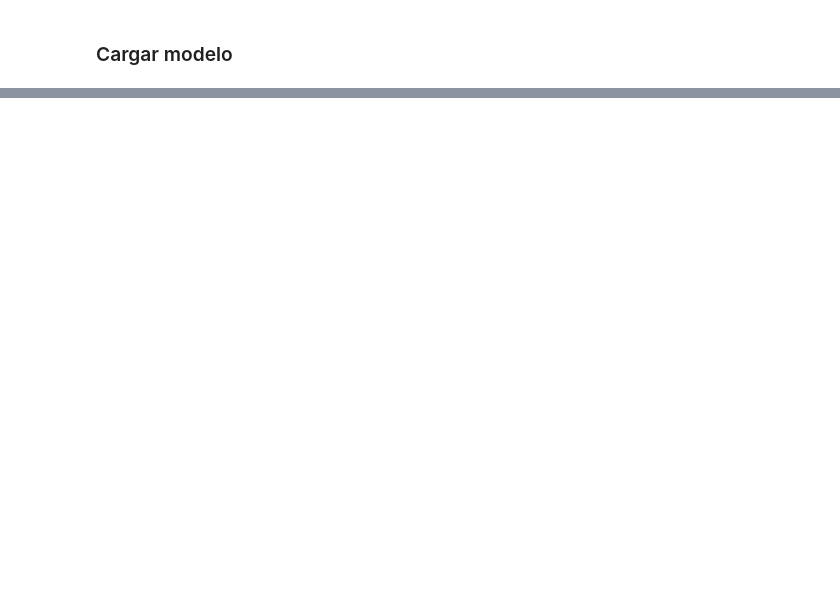
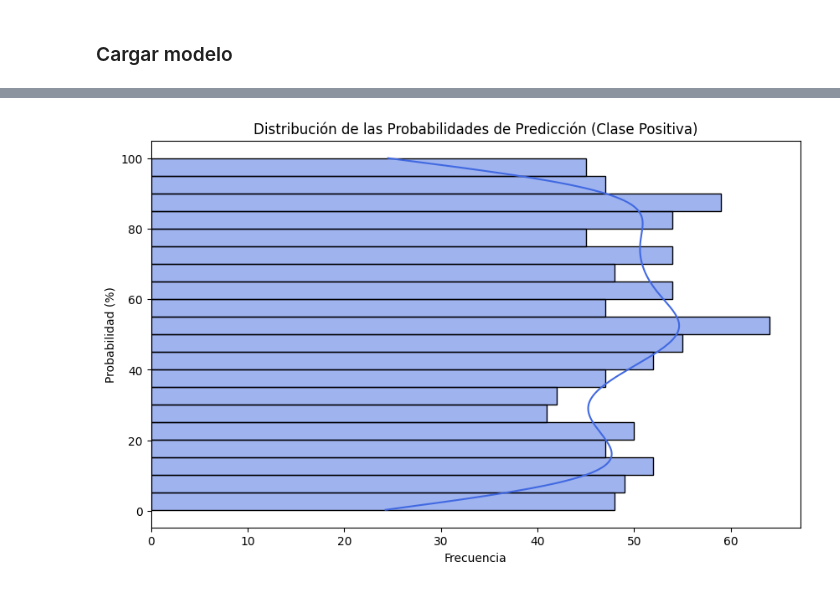
Before and after one commit to alejandromtnz/Purchase-Propensity-Model, a Jupyter notebook: main.ipynb, the cells around one changed output, grey strips where cells are left out. Drawn from its saved outputs; the diff is of its cells as text; code cells hidden in the pictures; blank space fills up the shorter version.

```diff
--- a/main.ipynb
+++ b/main.ipynb
@@ -545,0 +333,22 @@ plt.show()
+# %%
+import matplotlib.pyplot as plt
+import seaborn as sns
+import numpy as np
+
+# Datos de ejemplo (probabilidades de predicción en porcentaje)
+np.random.seed(42)
+pred_probs_percent = np.random.rand(1000, 2) * 100  # Simulación de probabilidades
+
+# Crear un histograma con los ejes invertidos
+plt.figure(figsize=(10, 6))
+sns.histplot(y=pred_probs_percent[:, 1], kde=True, color='royalblue', bins=20)
+
+# Configurar etiquetas y título
+plt.xlabel('Frecuencia')
+plt.ylabel('Probabilidad (%)')
+plt.title('Distribución de las Probabilidades de Predicción (Clase Positiva)')
+
+# Mostrar la gráfica
+plt.show()
+# %% [output]
+[figure, added]
```
Also changed, not shown: parts of 28 cells of this notebook, 1 other file.
